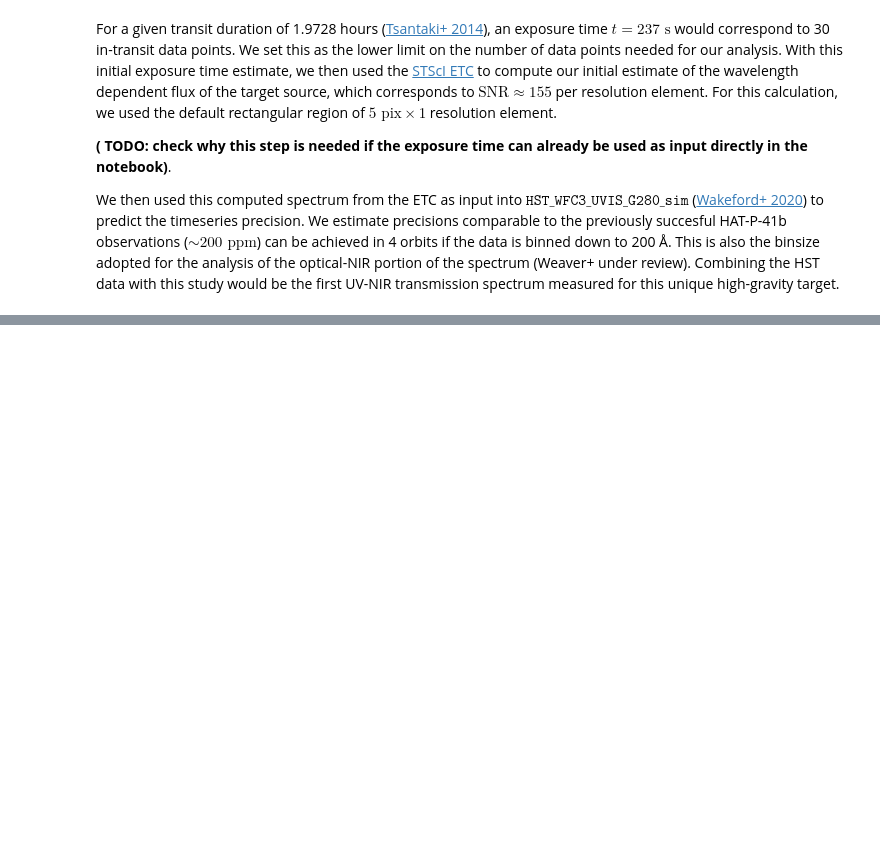
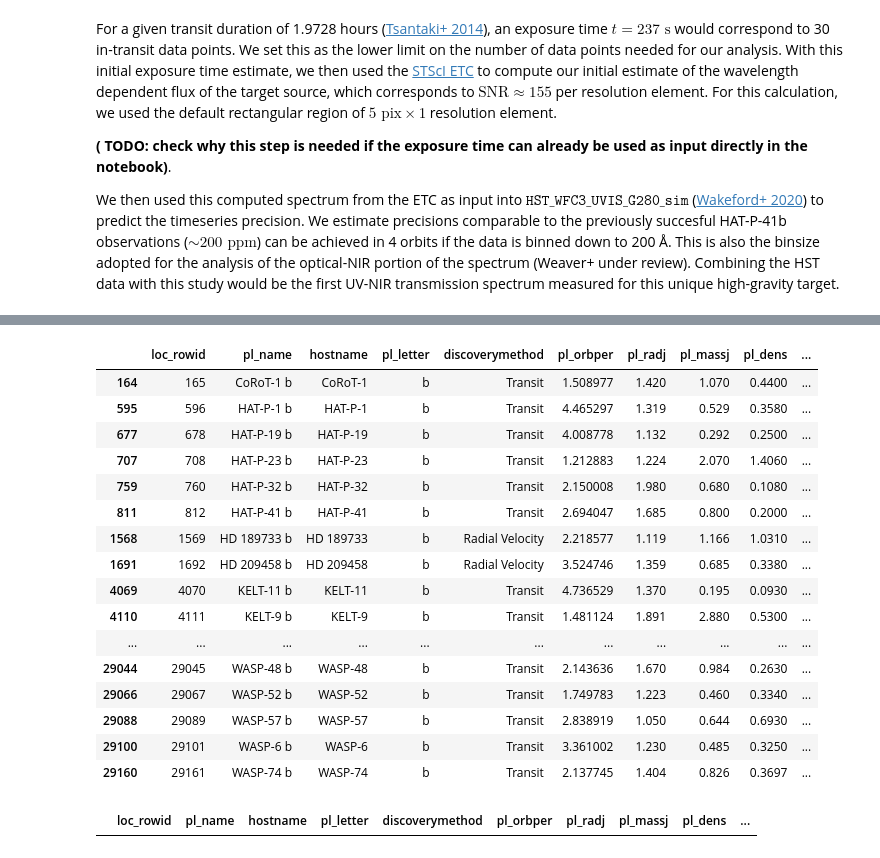
Before and after one commit to icweaver/HST_WFC3_UVIS_G280_sim, a Jupyter notebook: estimate_precision.ipynb, the cells around one changed output, grey strips where cells are left out. Drawn from its saved outputs; the diff is of its cells as text; code cells hidden in the pictures; blank space fills up the shorter version.

```diff
--- a/estimate_precision.ipynb
+++ b/estimate_precision.ipynb
@@ -155,0 +187,4 @@ Data has been saved as:  H41_ETC_default.UVIS_20nm_transmission_sim.csv
+# %%
+df_planets = pd.read_csv("planets.csv", comment='#')
+print(df_planets.columns)
+df_planets
@@ -155,0 +209,38 @@ Data has been saved as:  H41_ETC_default.UVIS_20nm_transmission_sim.csv
+# %%
+mask = (
+    df_planets.pl_dens.notna() &
+    df_planets.pl_ratror.notna() &
+    df_planets.pl_eqt.notna() &
+    (df_planets.pl_ntranspec >= 10) &
+    (df_planets.pl_radj >= 1.0)
+)
+df = df_planets[mask]
+g_pl_name = df.groupby("pl_name")
+df = df[
+    (g_pl_name.pl_pubdate.transform("max") == df["pl_pubdate"]) &
+    (g_pl_name.releasedate.transform("max") == df["releasedate"])
+].copy()
+df
+# %% [output]
+|  | loc_rowid | pl_name | hostname | pl_letter | discoverymethod | pl_orbper | pl_radj | pl_massj | pl_dens | ... |
+| 164 | 165 | CoRoT-1 b | CoRoT-1 | b | Transit | 1.508977 | 1.420 | 1.070 | 0.4400 | ... |
+| 595 | 596 | HAT-P-1 b | HAT-P-1 | b | Transit | 4.465297 | 1.319 | 0.529 | 0.3580 | ... |
+| 677 | 678 | HAT-P-19 b | HAT-P-19 | b | Transit | 4.008778 | 1.132 | 0.292 | 0.2500 | ... |
+| 707 | 708 | HAT-P-23 b | HAT-P-23 | b | Transit | 1.212883 | 1.224 | 2.070 | 1.4060 | ... |
+| 759 | 760 | HAT-P-32 b | HAT-P-32 | b | Transit | 2.150008 | 1.980 | 0.680 | 0.1080 | ... |
+| 811 | 812 | HAT-P-41 b | HAT-P-41 | b | Transit | 2.694047 | 1.685 | 0.800 | 0.2000 | ... |
+| 1568 | 1569 | HD 189733 b | HD 189733 | b | Radial Velocity | 2.218577 | 1.119 | 1.166 | 1.0310 | ... |
+| 1691 | 1692 | HD 209458 b | HD 209458 | b | Radial Velocity | 3.524746 | 1.359 | 0.685 | 0.3380 | ... |
+| 4069 | 4070 | KELT-11 b | KELT-11 | b | Transit | 4.736529 | 1.370 | 0.195 | 0.0930 | ... |
+| 4110 | 4111 | KELT-9 b | KELT-9 | b | Transit | 1.481124 | 1.891 | 2.880 | 0.5300 | ... |
+| ... | ... | ... | ... | ... | ... | ... | ... | ... | ... | ... |
+| 29044 | 29045 | WASP-48 b | WASP-48 | b | Transit | 2.143636 | 1.670 | 0.984 | 0.2630 | ... |
+| 29066 | 29067 | WASP-52 b | WASP-52 | b | Transit | 1.749783 | 1.223 | 0.460 | 0.3340 | ... |
+| 29088 | 29089 | WASP-57 b | WASP-57 | b | Transit | 2.838919 | 1.050 | 0.644 | 0.6930 | ... |
+| 29100 | 29101 | WASP-6 b | WASP-6 | b | Transit | 3.361002 | 1.230 | 0.485 | 0.3250 | ... |
+| 29160 | 29161 | WASP-74 b | WASP-74 | b | Transit | 2.137745 | 1.404 | 0.826 | 0.3697 | ... |
+# %%
+df[df["pl_name"].duplicated()]
+#df.query('pl_name == "HD 89345 b"')
+# %% [output]
+|  | loc_rowid | pl_name | hostname | pl_letter | discoverymethod | pl_orbper | pl_radj | pl_massj | pl_dens | ... |
```
Also changed, not shown: parts of 11 cells of this notebook, 8 other files.
